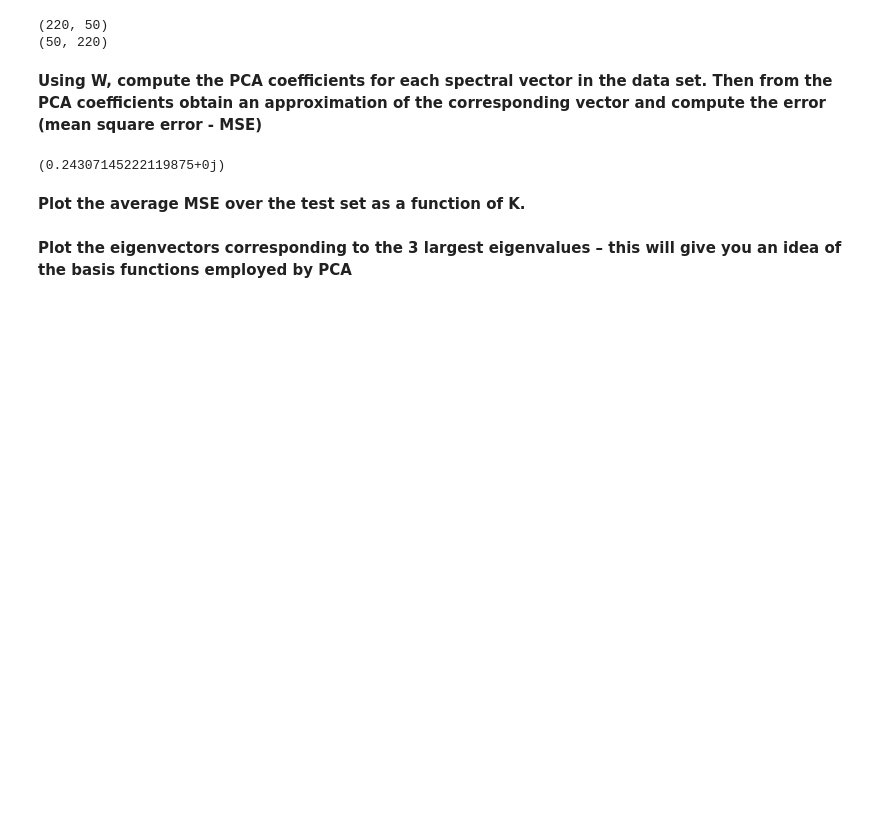
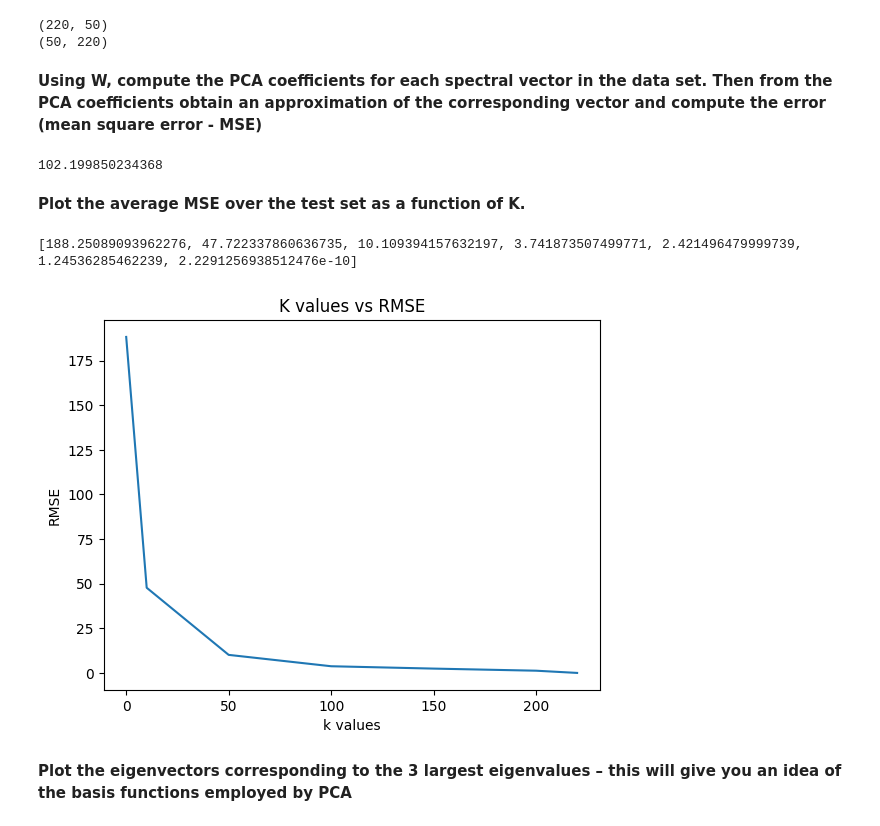
Before and after one commit to A-M-Alizadeh/Statistical-Labs, a Jupyter notebook: Stat Labs/Lab3/Lab3.ipynb, the cells around one changed output. Drawn from its saved outputs; the diff is of its cells as text; code cells hidden in the pictures; blank space fills up the shorter version.

```diff
--- a/Stat Labs/Lab3/Lab3.ipynb
+++ b/Stat Labs/Lab3/Lab3.ipynb
@@ -209,18 +209,18 @@ print(vNewTranspose.shape) # 50x220
 **Using W, compute the PCA coefficients for each spectral vector in the data set. Then from the PCA coefficients obtain an approximation of the corresponding vector and compute the error (mean square error - MSE)**
 # %%
 #Note: remember to remove the mean from the vectors of the dataset
-z = vNewTranspose @ test
-y_pred = vNew @ z
+z = vNewTranspose @ bothClassTest
+hat_bothClass = vNew @ z
 
 # calculate MSE
 SE = 0
-for i in range(y_pred.shape[1]):
-  a = np.subtract(y_pred[:,i], test[:,i])
+for i in range(hat_bothClass.shape[1]):
+  a = np.subtract(hat_bothClass[:,i], bothClassTest[:,i])
   SE = a @ a.T
   SE+=SE
-MSE = SE/y_pred.shape[1]
+MSE = SE/hat_bothClass.shape[1]
 print(MSE)
 # %% [output]
-(0.24307145222119875+0j)
+102.199850234368
 # %% [markdown]
 **Plot the average MSE over the test set as a function of K.**
@@ -229,2 +227,37 @@ print(MSE)
+# %%
+import matplotlib.pyplot as plt
+#Insert code here
+myZ = []
+def MSE(a):
+  k = a
+  v_new = v_sorted[:, :k]
+  vNew_Transpose = v_new.T
+  z = vNew_Transpose @ bothClassTest
+  myZ.append(z)
+  hat_bothClass = v_new @ z
+  SE = 0
+  for i in range(hat_bothClass.shape[1]):
+    a = np.subtract(hat_bothClass[:,i], bothClassTest[:,i])
+    SE = a @ a.T
+    SE+=SE
+  MSE = SE/hat_bothClass.shape[1]
+  RMSE = np.sqrt(MSE)
+  return RMSE
+
+kValues = [0,10,50,100,150,200,220]
+RMSEs = []
+for i in kValues:
+  RMSEs.append(MSE(i))
+print(RMSEs)
+
+
+plt.plot(kValues, RMSEs)
+plt.xlabel('k values')
+plt.ylabel('RMSE')
+plt.title('K values vs RMSE')
+plt.show()
+# %% [output]
+[188.25089093962276, 47.722337860636735, 10.109394157632197, 3.741873507499771, 2.421496479999739, 1.24536285462239, 2.2291256938512476e-10]
+[figure, added]
 # %% [markdown]
 **Plot the eigenvectors corresponding to the 3 largest eigenvalues – this will give you an idea of the basis functions employed by PCA**
```
Also changed, not shown: parts of 6 cells of this notebook.
